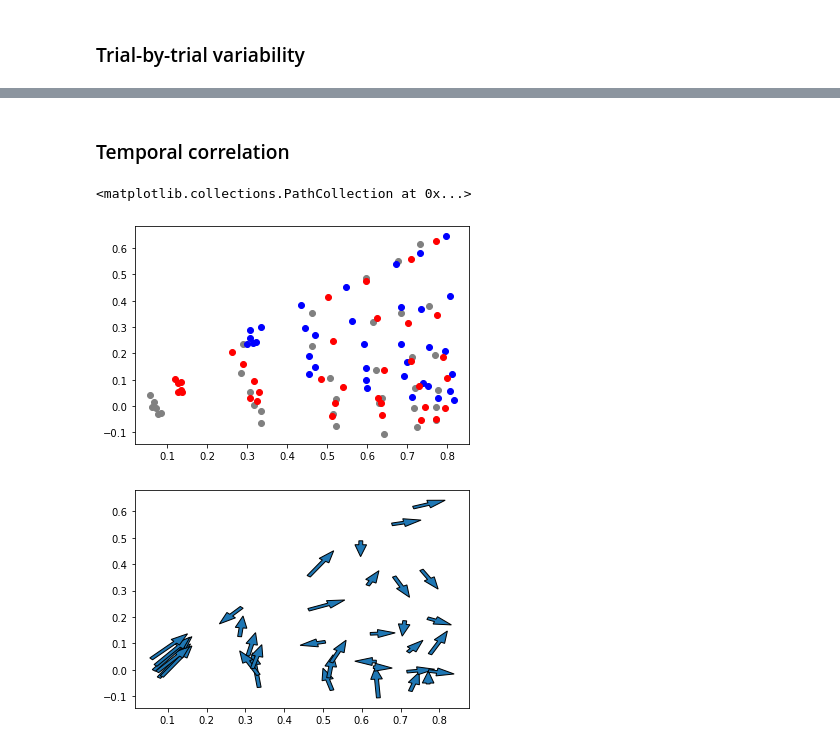
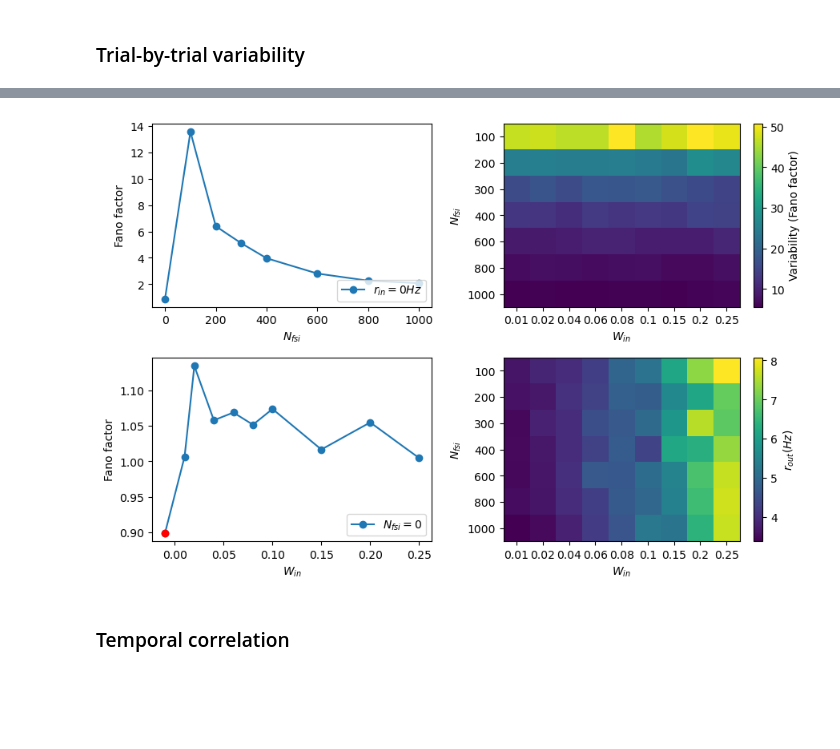
Before and after one commit to weirdoglh/FSInet, a Jupyter notebook: fig.ipynb, the cells around one changed output, grey strips where cells are left out. Drawn from its saved outputs; the diff is of its cells as text; code cells hidden in the pictures; blank space fills up the shorter version.

```diff
--- a/fig.ipynb
+++ b/fig.ipynb
@@ -97,3 +101,49 @@ cbar.set_label('Fano')
+# %%
+# load extracted data
+stats = pd.read_csv('./exp/var/stats-D%.1f.csv'%D)
+fanos = stats['Fano'].to_numpy()
+rates = stats['rout'].to_numpy()
+fig_fano = np.reshape(fanos, newshape=(len(Nfs), len(Ws)));
+fig_rate = np.reshape(rates, newshape=(len(Nfs), len(Ws)));
+
+# plot
+fig, axes = plt.subplots(2,2,figsize=(9,6))
+
+ax = axes[0,0]
+ax.plot(Nfs, fig_fano[:,0], 'o-', label=r'$r_{in}=0Hz$')
+ax.set_xlabel(r'$N_{fsi}$')
+ax.set_ylabel('Fano factor')
+ax.legend(loc='lower right')
+
+ax = axes[1,0]
+ax.plot(Ws, fig_fano[0], 'o-', label=r'$N_{fsi}=0$')
+ax.plot(Ws[0], fig_fano[0,0], 'ro')
+ax.set_xlabel(r'$W_{in}$')
+ax.set_ylabel('Fano factor')
+ax.legend(loc='lower right')
+
+ax = axes[1,1]
+im = ax.imshow(fig_rate[np.ix_(np.arange(len(Nfs)-1)+1, np.arange(len(Ws)-1)+1)])
+ax.set_xlabel(r'$W_{in}$')
+ax.set_xticks(np.arange(len(Ws)-1), Ws[1:]);
+ax.set_ylabel(r'$N_{fsi}$')
+ax.set_yticks(np.arange(len(Nfs)-1), Nfs[1:]);
+cbar = plt.colorbar(im, fraction=0.046)
+cbar.set_label(r'$r_{out}(Hz)$')
+
+ax = axes[0,1]
+im = ax.imshow(fig_fano[np.ix_(np.arange(len(Nfs)-1)+1, np.arange(len(Ws)-1)+1)])
+ax.set_xlabel(r'$W_{in}$')
+ax.set_xticks(np.arange(len(Ws)-1), Ws[1:]);
+ax.set_ylabel(r'$N_{fsi}$')
+ax.set_yticks(np.arange(len(Nfs)-1), Nfs[1:]);
+cbar = plt.colorbar(im, fraction=0.046)
+cbar.set_label('Variability (Fano factor)')
+
+plt.tight_layout()
+plt.savefig('./plot/var.pdf', bbox_inches='tight')
+# %% [output]
+[figure, added]
 # %% [markdown]
 ### Temporal correlation
 # %%
@@ -153,28 +209,3 @@ stats = pd.DataFrame(np.array(frames), columns=colname)
 
 np.savez('./exp/cor/stats-D%.1f.npz'%D, np.array(frames))
 stats.to_csv('./exp/cor/stats-D%.1f.csv'%D)
-# %%
-# load extracted data
-data = np.load('./exp/cor/stats-D%.1f.npz'%D)
-frames = data.f.arr_0
-data.close()
-
-stats = pd.read_csv('./exp/cor/stats-D%.1f.csv'%D)
-
-cors = stats[['Nf', 'Wout', 'Bout']]
-
-plt.scatter(cors.loc[cors['Nf']==0, 'Wout'], cors.loc[cors['Nf']==0, 'Bout'], c='gray')
-plt.scatter(cors.loc[cors['Nf']==20, 'Wout'], cors.loc[cors['Nf']==20, 'Bout'], c='blue')
-plt.scatter(cors.loc[cors['Nf']==100, 'Wout'], cors.loc[cors['Nf']==100, 'Bout'], c='red')
-# %% [output]
-<matplotlib.collections.PathCollection at 0x...>
-[figure, removed]
-# %%
-va, vb = 0, 100
-wa, ba = cors.loc[cors['Nf']==va, 'Wout'], cors.loc[cors['Nf']==va, 'Bout']
-wb, bb = cors.loc[cors['Nf']==vb, 'Wout'], cors.loc[cors['Nf']==vb, 'Bout']
-
-for x, y, xx, yy in zip(wa, ba, wb, bb):
-    plt.arrow(x, y, xx-x, yy-y, width=0.01);
-# %% [output]
-[figure, removed]
```
Also changed, not shown: parts of 9 cells of this notebook, 6 other files.
